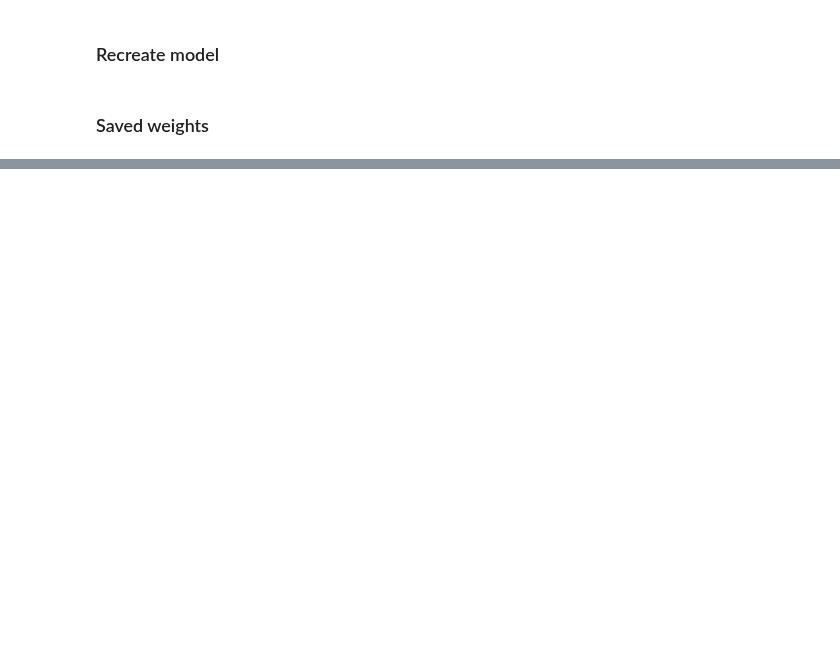
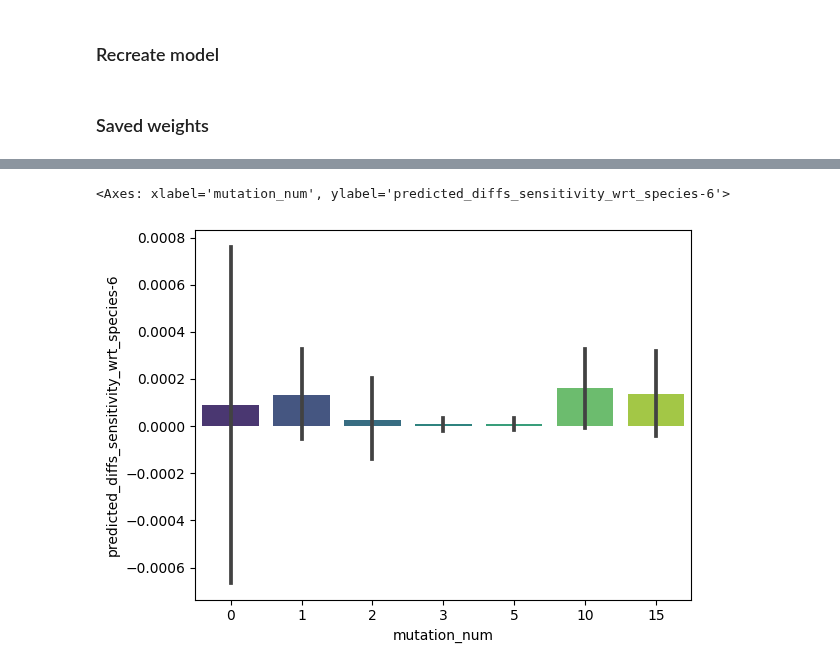
Before and after one commit to olive004/EvoScaper, a Jupyter notebook: notebooks/07_apply_circuit_selection.ipynb, the cells around one changed output, grey strips where cells are left out. Drawn from its saved outputs; the diff is of its cells as text; code cells hidden in the pictures; blank space fills up the shorter version.

```diff
--- a/notebooks/07_apply_circuit_selection.ipynb
+++ b/notebooks/07_apply_circuit_selection.ipynb
@@ -143,0 +188,5 @@ pred_y.shape
+# %%
+sns.barplot(data[filt], x='mutation_num', y='predicted_diffs_' + target_circ_func, palette='viridis')
+# %% [output]
+<Axes: xlabel='mutation_num', ylabel='predicted_diffs_sensitivity_wrt_species-6'>
+[figure, added]
```
Also changed, not shown: parts of 12 cells of this notebook, 4 other files.
